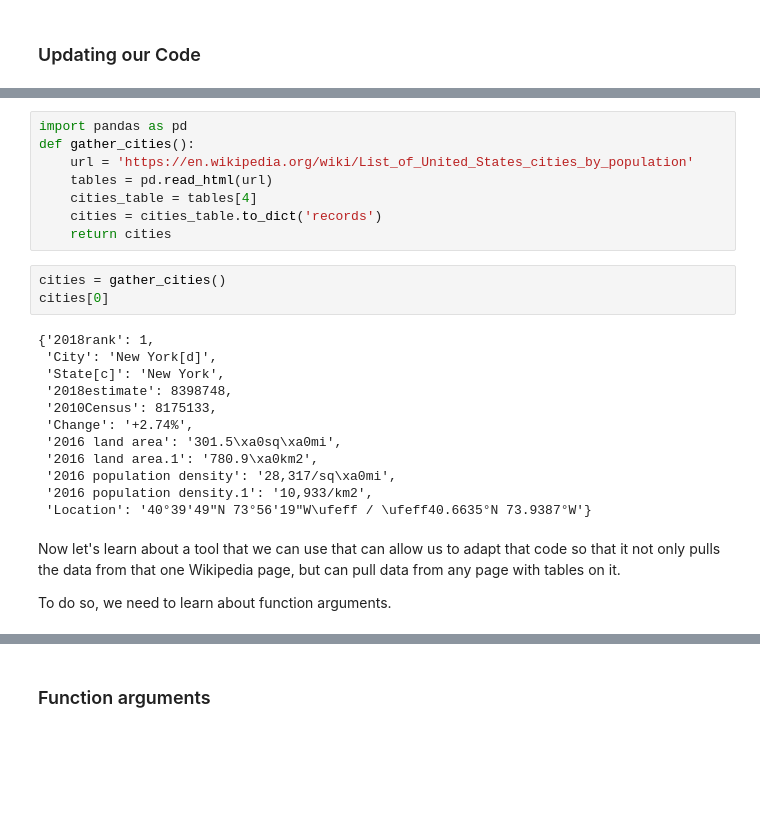
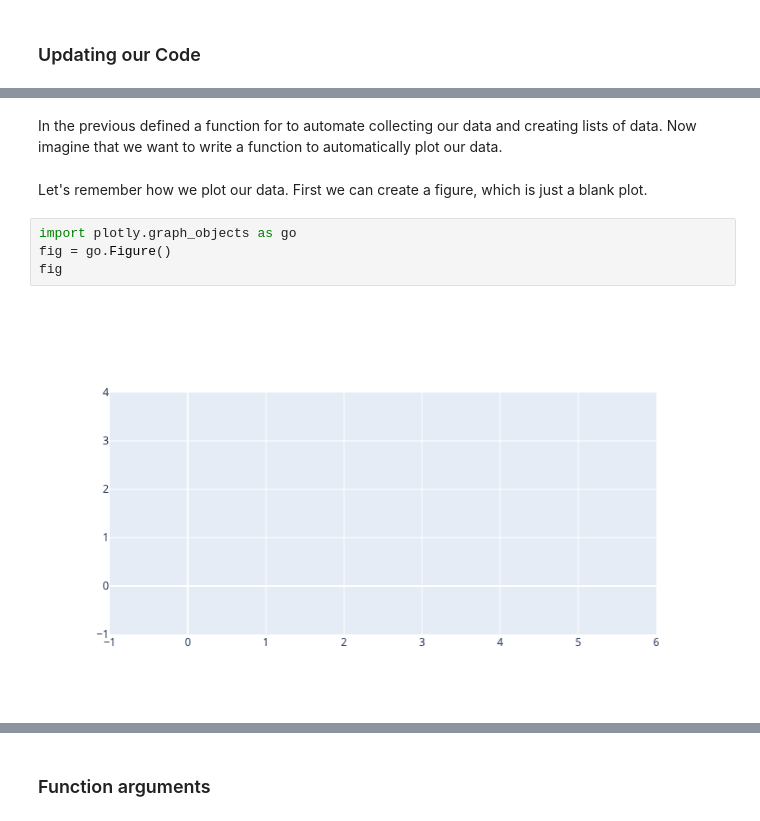
Before and after one commit to awgeezrick/code-intro, a Jupyter notebook: 92-function-arguments.ipynb, the cells around one changed output, grey strips where cells are left out. Drawn from its saved outputs; the diff is of its cells as text; blank space fills up the shorter version.

```diff
--- a/92-function-arguments.ipynb
+++ b/92-function-arguments.ipynb
@@ -19,27 +17,10 @@ In the previous lesson, we defined a function for saving our procedure of collec
-# %%
-import pandas as pd
-def gather_cities():
-    url = 'https://en.wikipedia.org/wiki/List_of_United_States_cities_by_population'
-    tables = pd.read_html(url)
-    cities_table = tables[4]
-    cities = cities_table.to_dict('records')
-    return cities
-# %%
-cities = gather_cities()
-cities[0]
-# %% [output]
-{'2018rank': 1,
- 'City': 'New York[d]',
- 'State[c]': 'New York',
- '2018estimate': 8398748,
- '2010Census': 8175133,
- 'Change': '+2.74%',
- '2016 land area': '301.5\xa0sq\xa0mi',
- '2016 land area.1': '780.9\xa0km2',
- '2016 population density': '28,317/sq\xa0mi',
- '2016 population density.1': '10,933/km2',
- 'Location': '40°39′49″N 73°56′19″W\ufeff / \ufeff40.6635°N 73.9387°W'}
-# %% [markdown]
-Now let's learn about a tool that we can use that can allow us to adapt that code so that it not only pulls the data from that one Wikipedia page, but can pull data from any page with tables on it.
-
-To do so, we need to learn about function arguments.
+# %% [markdown]
+In the previous defined a function for to automate collecting our data and creating lists of data.  Now imagine that we want to write a function to automatically plot our data.
+# %% [markdown]
+Let's remember how we plot our data.  First we can create a figure, which is just a blank plot.
+# %%
+import plotly.graph_objects as go
+fig = go.Figure()
+fig
+# %% [output]
+[figure, added]
```
Also changed, not shown: parts of 74 cells of this notebook, 1 other file.
